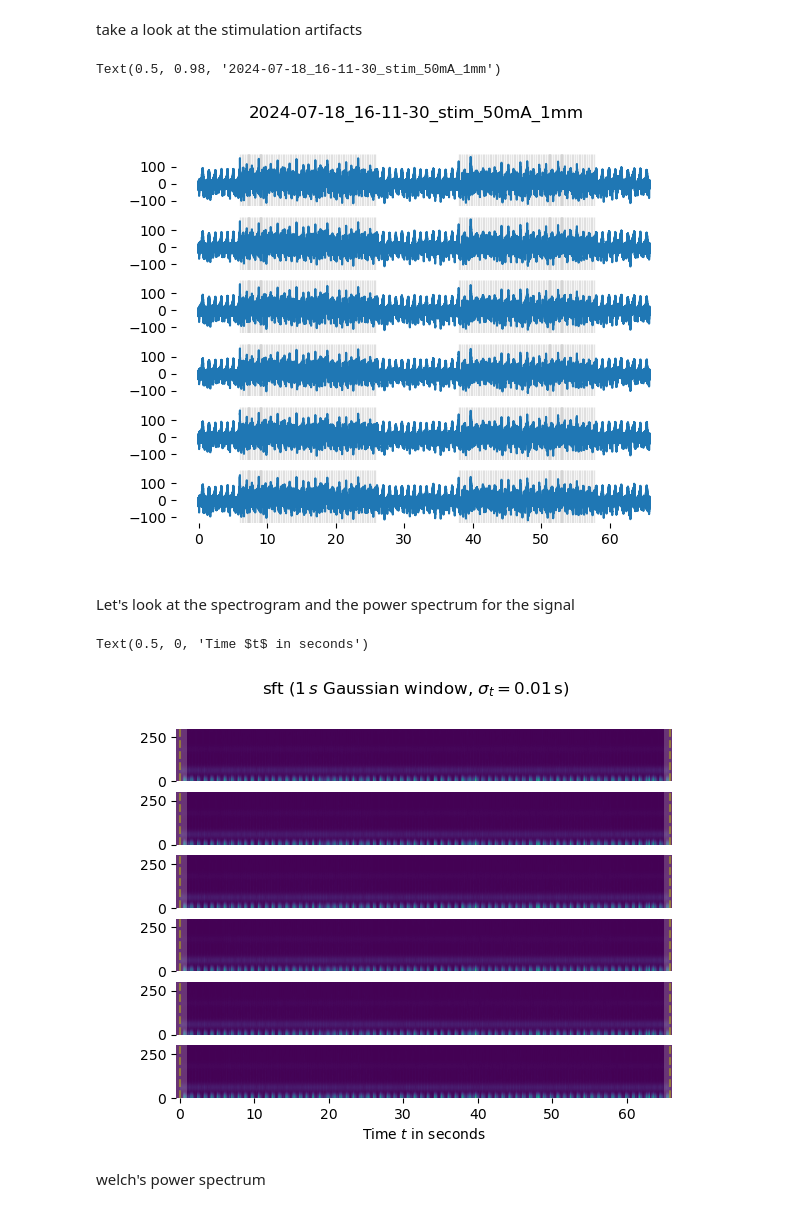
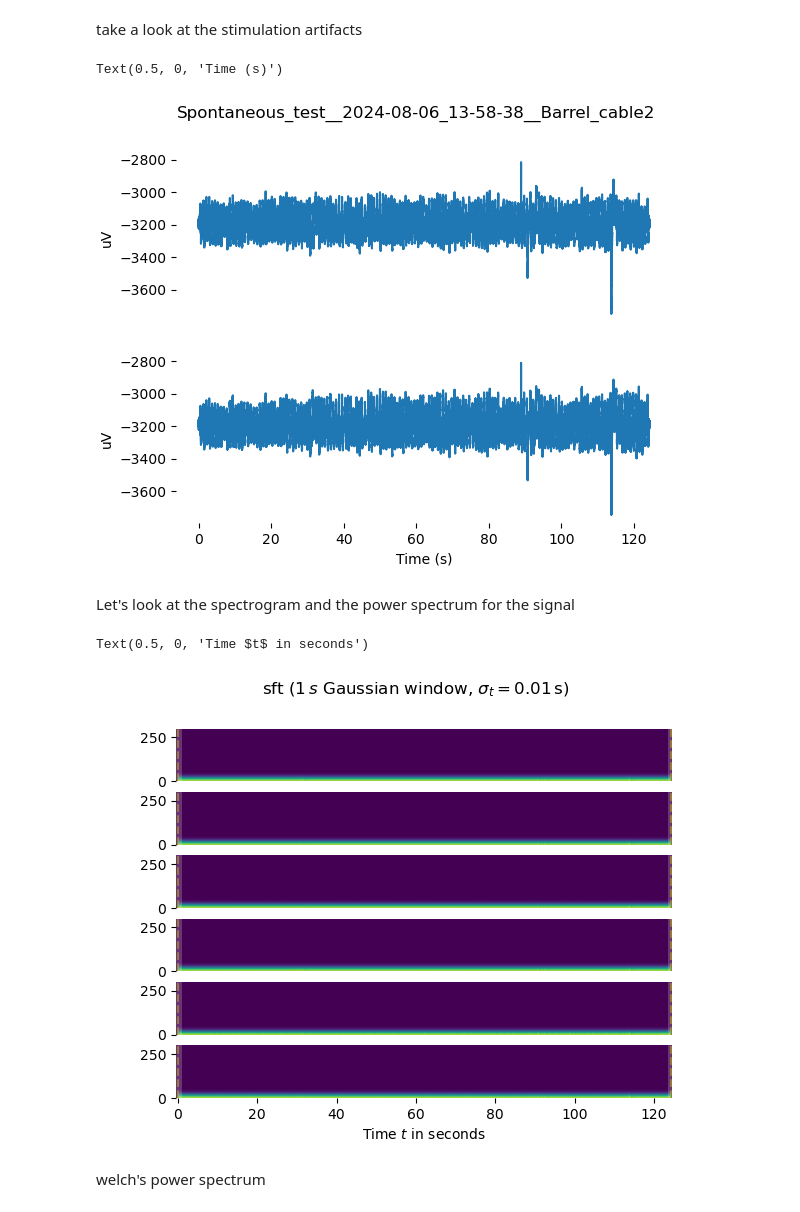
Before and after one commit to kb0dkin/Work_Tools, a Jupyter notebook: BrainPatch_analysis/artifact_exploration.ipynb, the cells around one changed output. Cells and saved outputs as stored; diff of their text form; code cells hidden in the pictures.

```diff
--- a/BrainPatch_analysis/artifact_exploration.ipynb
+++ b/BrainPatch_analysis/artifact_exploration.ipynb
@@ -23,7 +23,9 @@ os.listdir('C:\\Users\\Kevin\\Documents\\data')
 Load the data
 # %%
 # go through each directory
-directory = 'C:\\Users\\Kevin\\Documents\\data\\2024-07-18_16-11-30_stim_50mA_1mm'
+# directory = 'C:\\Users\\Kevin\\Documents\\data\\2024-07-18_16-11-30_stim_50mA_1mm'
+# directory = 'Z:\\BrainPatch\\20240806\\Spontaneous_test__2024-08-06_13-45-12__Barrel'
+directory = 'Z:\\BrainPatch\\20240806\\Spontaneous_test__2024-08-06_13-58-38__Barrel_cable2'
 
 session = Session(directory)
 print(session)
@@ -77,39 +79,42 @@ if session.recordnodes:
 else:
     recording = session.recordings[0]
 
-max_cont = 6
+max_cont = 2
 n_cont = recording.continuous[0].samples.shape[1]
 n_cont = n_cont if n_cont < max_cont else max_cont
 
 fig_event, ax_event = plt.subplots(nrows=n_cont, sharex=True, sharey=True)
 
 # set up the events to plot patches
 events = recording.events.sample_number.values - recording.continuous[0].sample_numbers[0] # to make sure we're starting at the same point
 events = events/recording.info['events'][0]['sample_rate']
 events = events.reshape([int(events.shape[0]/2),2])
 # event_vertical = [recording.continuous[0].samples.max()* recording.continuous[0].metadata['bit_volts'][i_cont], recording.continuous[0].samples.min()* recording.continuous[0].metadata['bit_volts'][i_cont]]
 
 timestamps = recording.continuous[0].sample_numbers - recording.continuous[0].sample_numbers[0]
 timestamps = timestamps/recording.continuous[0].metadata['sample_rate']
 for i_cont in range(n_cont):
     # plot in volts
     values = recording.continuous[0].samples[:,i_cont]*recording.continuous[0].metadata['bit_volts'][i_cont]
     ax_event[i_cont].plot(timestamps, values)
 
     # plot the event times
     for i_event,event in enumerate(events):
         # print(f'{i_event}:{event}')
         ax_event[i_cont].axvspan(event[0], event[1], color='k', alpha=.1)
 
     # remove the outer boxes
     for spine in ['top','bottom','right','left']:
         ax_event[i_cont].spines[spine].set_visible(False)
 
     # make only bottom ticks visible
     if i_cont < (n_cont-1):
         ax_event[i_cont].xaxis.set_visible(False)
 
+    ax_event[i_cont].set_ylabel('uV')
+
 fig_event.suptitle(os.path.split(directory)[-1])
+ax_event[-1].set_xlabel('Time (s)')
 # %% [output]
-Text(0.5, 0.98, '2024-07-18_16-11-30_stim_50mA_1mm')
+Text(0.5, 0, 'Time (s)')
-[figure, old version]
+[figure, new version]
@@ -182,7 +189,7 @@ for i_cont in range(n_cont):
 ax_sft[-1].set_xlabel(f'Time $t$ in seconds')
 # %% [output]
 Text(0.5, 0, 'Time $t$ in seconds')
-[figure, old version]
+[figure, new version]
 # %% [markdown]
 welch's power spectrum
 # %%
```
Also changed, not shown: parts of 6 cells of this notebook, 1 other file.
